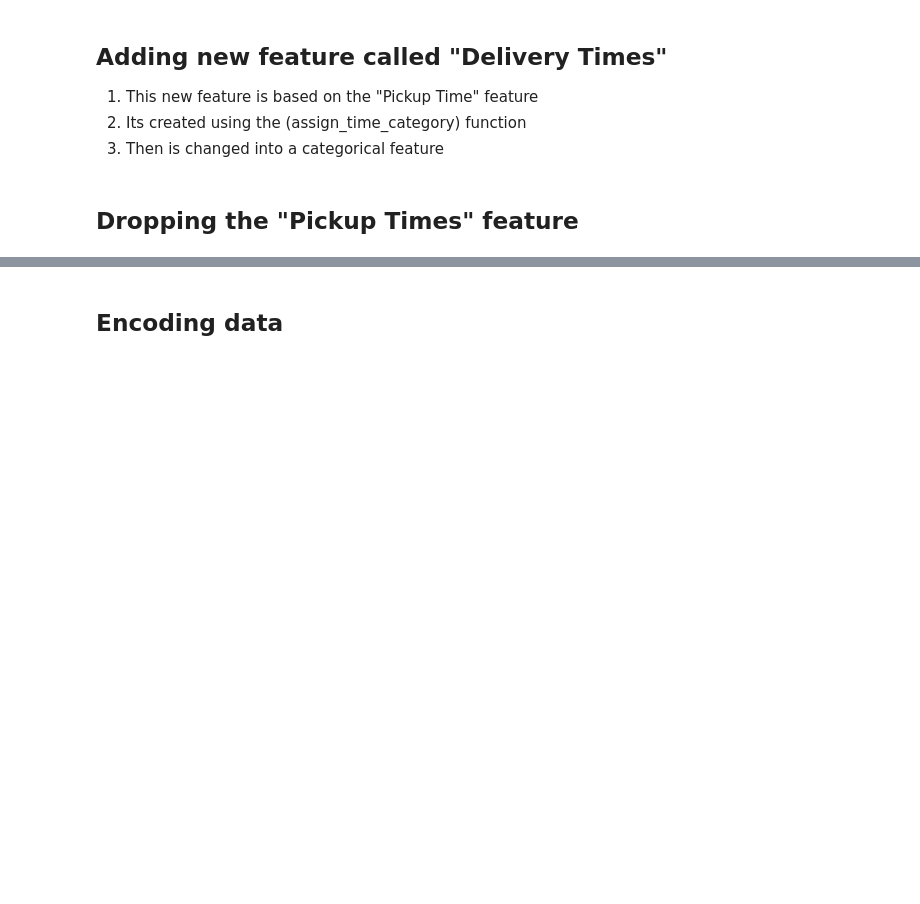
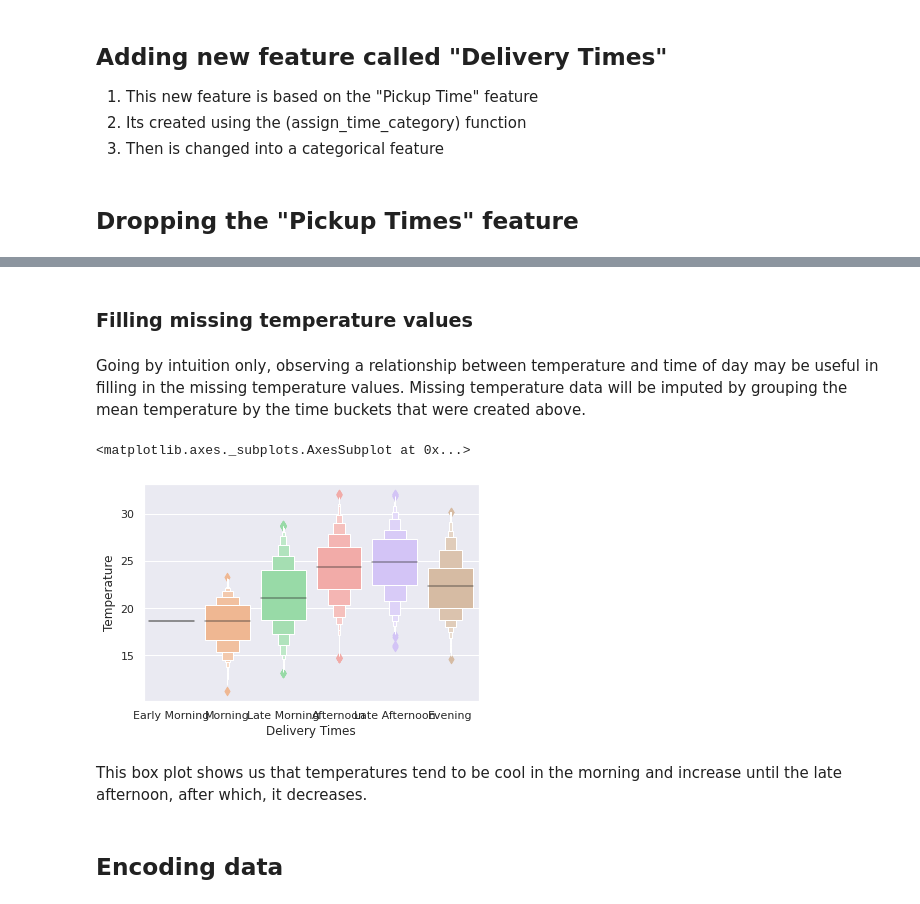
Before and after one commit to monicafar147/logistics-challenge, a Jupyter notebook: Wright.ipynb, the cells around one changed output, grey strips where cells are left out. Saved outputs shown, nothing was run; the diff lists cells and outputs as text; code cells hidden in the pictures; blank space fills up the shorter version.

Commit message:
imputed temperature based on delivery time

```diff
--- a/Wright.ipynb
+++ b/Wright.ipynb
@@ -234,9 +226,3 @@ We are assuming that if `Precipitation in millimeters` is missing, that it was n
-# %%
-# Fill missing precipitation values with 0
-training_features['Precipitation in millimeters'] = training_features['Precipitation in millimeters'].fillna(value=0)
-
-# Fill missing temperature values with averages
-training_features['Temperature'] = training_features['Temperature'].fillna(training_features['Temperature'].mean())
 # %% [markdown]
 ##  Converting the following features into categories
 1.   Pickup - Day of Month
@@ -295,0 +291,14 @@ training_features.drop('Pickup - Time', axis=1, inplace=True)
+# %% [markdown]
+### Filling missing temperature values
+# %% [markdown]
+Going by intuition only, observing a relationship between temperature and time of day may be useful in filling in the missing temperature values. Missing temperature data will be imputed by grouping the mean temperature by the time buckets that were created above.
+# %%
+sns.boxenplot(y=training_features['Temperature'],
+              x=training_features['Delivery Times'],
+              order=["Early Morning", "Morning", "Late Morning",
+                     "Afternoon", "Late Afternoon", "Evening"])
+# %% [output]
+<matplotlib.axes._subplots.AxesSubplot at 0x...>
+[figure, added]
+# %% [markdown]
+This box plot shows us that temperatures tend to be cool in the morning and increase until the late afternoon, after which, it decreases.
```
Also changed, not shown: parts of 10 cells of this notebook.
